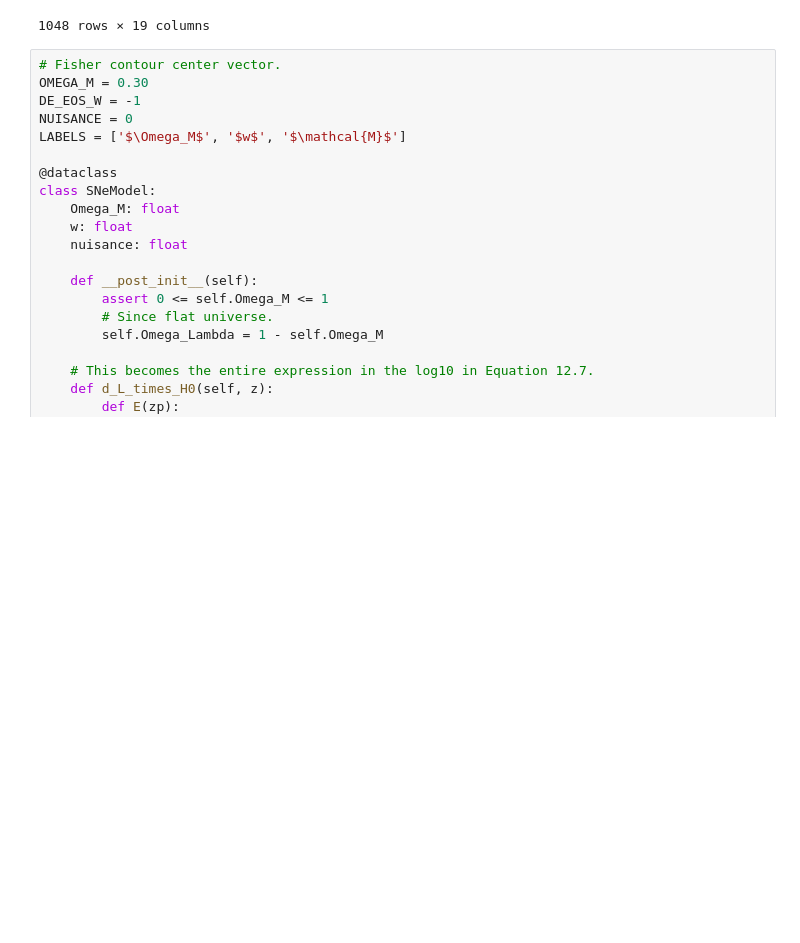
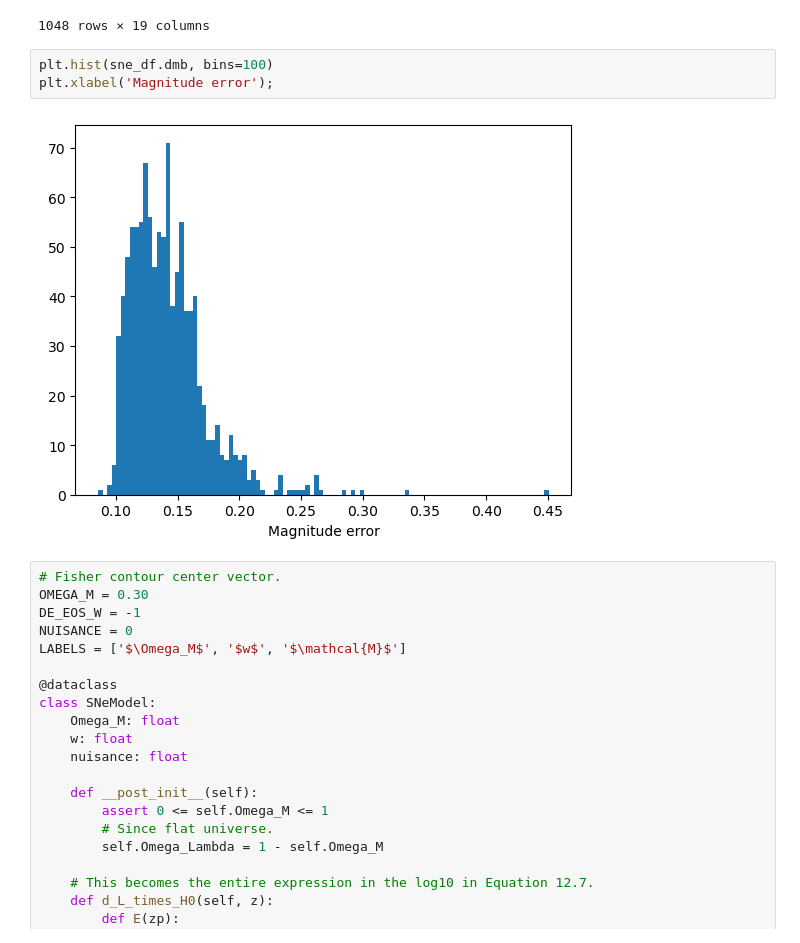
Before and after one commit to bzh-bzh/astr-540-project, a Jupyter notebook: SNe Fisher Forecast.ipynb, the cells around one changed output. Drawn from its saved outputs; the diff is of its cells as text; blank space fills up the shorter version.

```diff
--- a/SNe Fisher Forecast.ipynb
+++ b/SNe Fisher Forecast.ipynb
@@ -29,6 +30,11 @@ sne_df
 | 1029 | wilson | 1.91400 | 1.914829 | 0.0 | 26.16090 | 0.25590 | 0 | 0 | 0 | 0 | 0 | ... |
 | 1028 | colfax | 2.26000 | 2.259601 | 0.0 | 26.87700 | 0.25480 | 0 | 0 | 0 | 0 | 0 | ... |
 1048 rows × 19 columns
+# %%
+plt.hist(sne_df.dmb, bins=100)
+plt.xlabel('Magnitude error');
+# %% [output]
+[figure, added]
 # %%
 # Fisher contour center vector.
 OMEGA_M = 0.30
```
Also changed, not shown: parts of 8 cells of this notebook.
